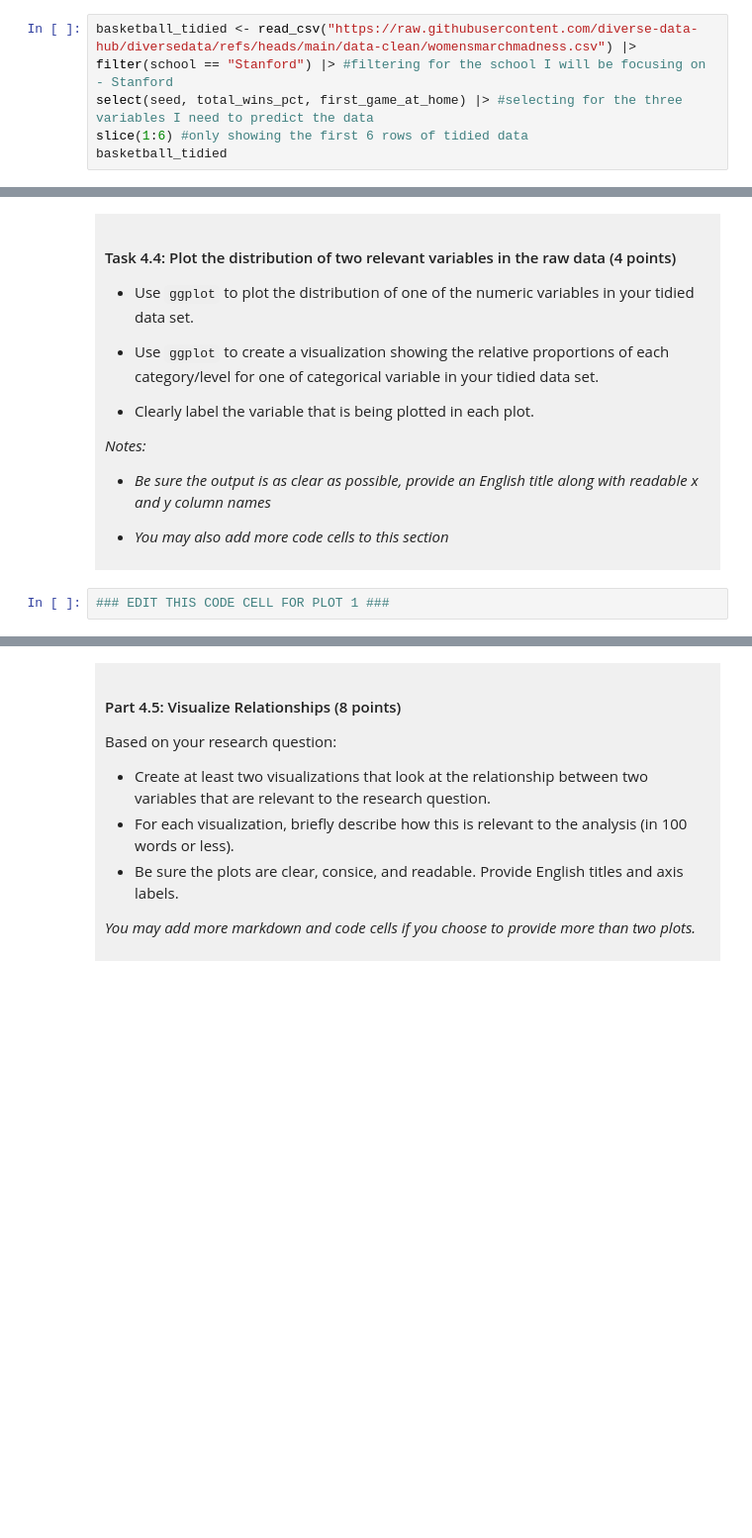
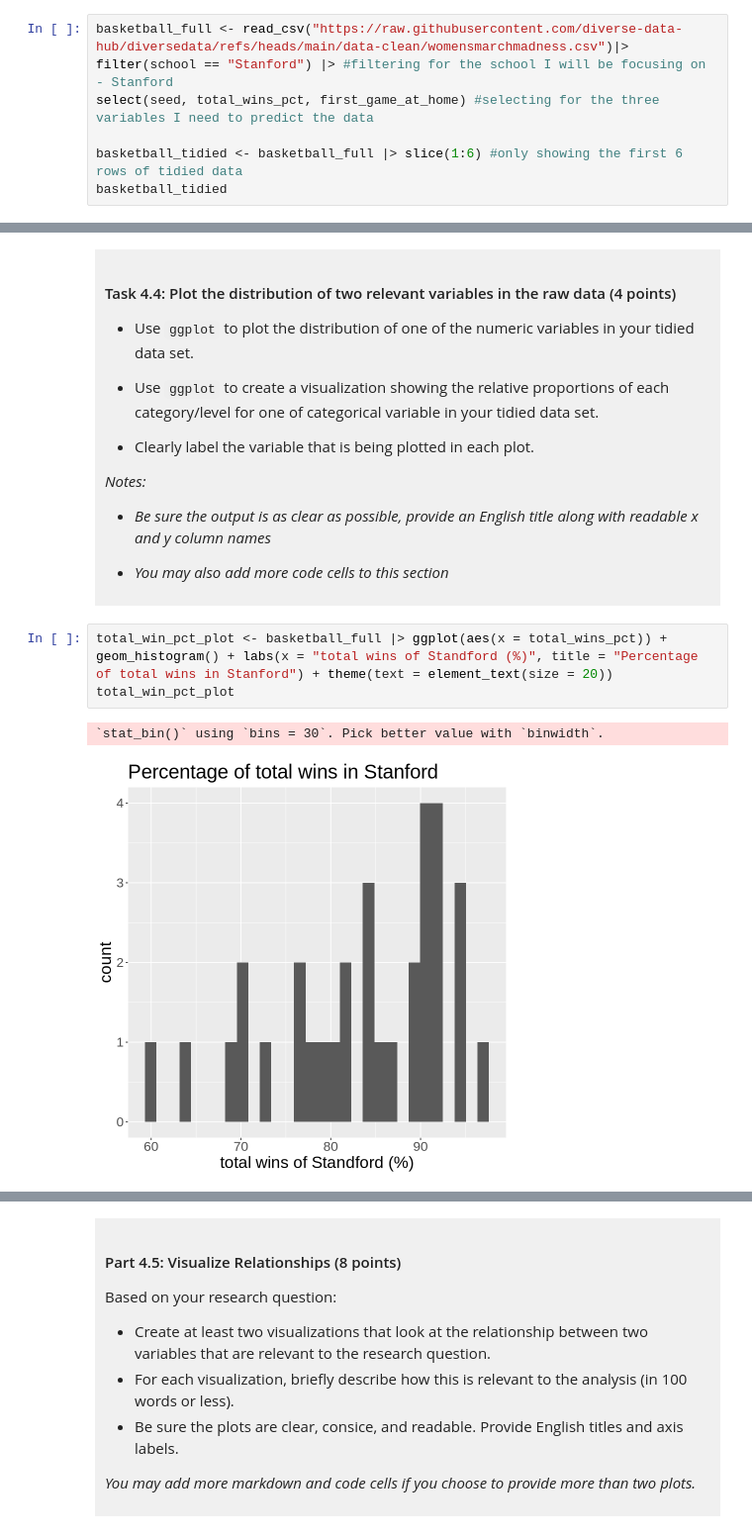
Before and after one commit to ivanavicky17/dsci-100-project-Ivana-Chow, a Jupyter notebook: dsci-100-project-notebook.ipynb, the cells around one changed output, grey strips where cells are left out. Shown at 99% size. Saved outputs shown, nothing was run; the diff lists cells and outputs as text; blank space fills up the shorter version.

```diff
--- a/dsci-100-project-notebook.ipynb
+++ b/dsci-100-project-notebook.ipynb
@@ -211,10 +221,11 @@ Produce a tidy data set that could be used to answer your research question usin
 
 </div>
 # %%
-basketball_tidied <- read_csv("https://raw.githubusercontent.com/diverse-data-hub/diversedata/refs/heads/main/data-clean/womensmarchmadness.csv") |>
+basketball_full <- read_csv("https://raw.githubusercontent.com/diverse-data-hub/diversedata/refs/heads/main/data-clean/womensmarchmadness.csv")|>
 filter(school == "Stanford") |> #filtering for the school I will be focusing on - Stanford
-select(seed, total_wins_pct, first_game_at_home) |> #selecting for the three variables I need to predict the data
-slice(1:6) #only showing the first 6 rows of tidied data
+select(seed, total_wins_pct, first_game_at_home) #selecting for the three variables I need to predict the data
+
+basketball_tidied <- basketball_full |> slice(1:6) #only showing the first 6 rows of tidied data
 basketball_tidied
 # %% [output]
 Rows: 2092 Columns: 20
@@ -301,5 +331,9 @@ You will refine your research question (if needed) and produce a tidy data set.
 
 </div>
 # %%
-### EDIT THIS CODE CELL FOR PLOT 1 ###
+total_win_pct_plot <- basketball_full |> ggplot(aes(x = total_wins_pct)) + geom_histogram() + labs(x = "total wins of Standford (%)", title = "Percentage of total wins in Stanford") + theme(text = element_text(size = 20))
+total_win_pct_plot
+# %% [output]
+`stat_bin()` using `bins = 30`. Pick better value with `binwidth`.
+[figure, added]
 # %%
```
Also changed, not shown: parts of 11 cells of this notebook.
